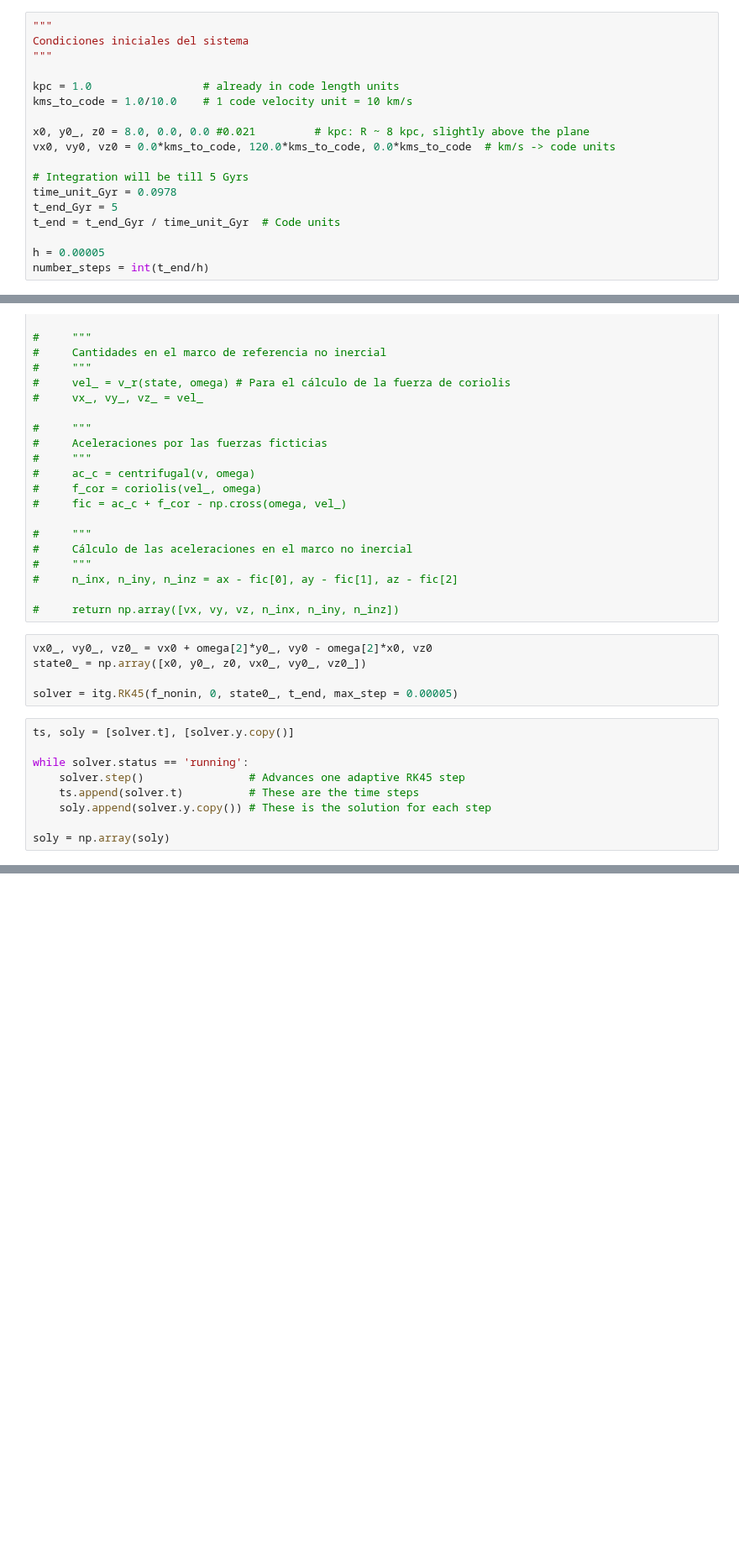
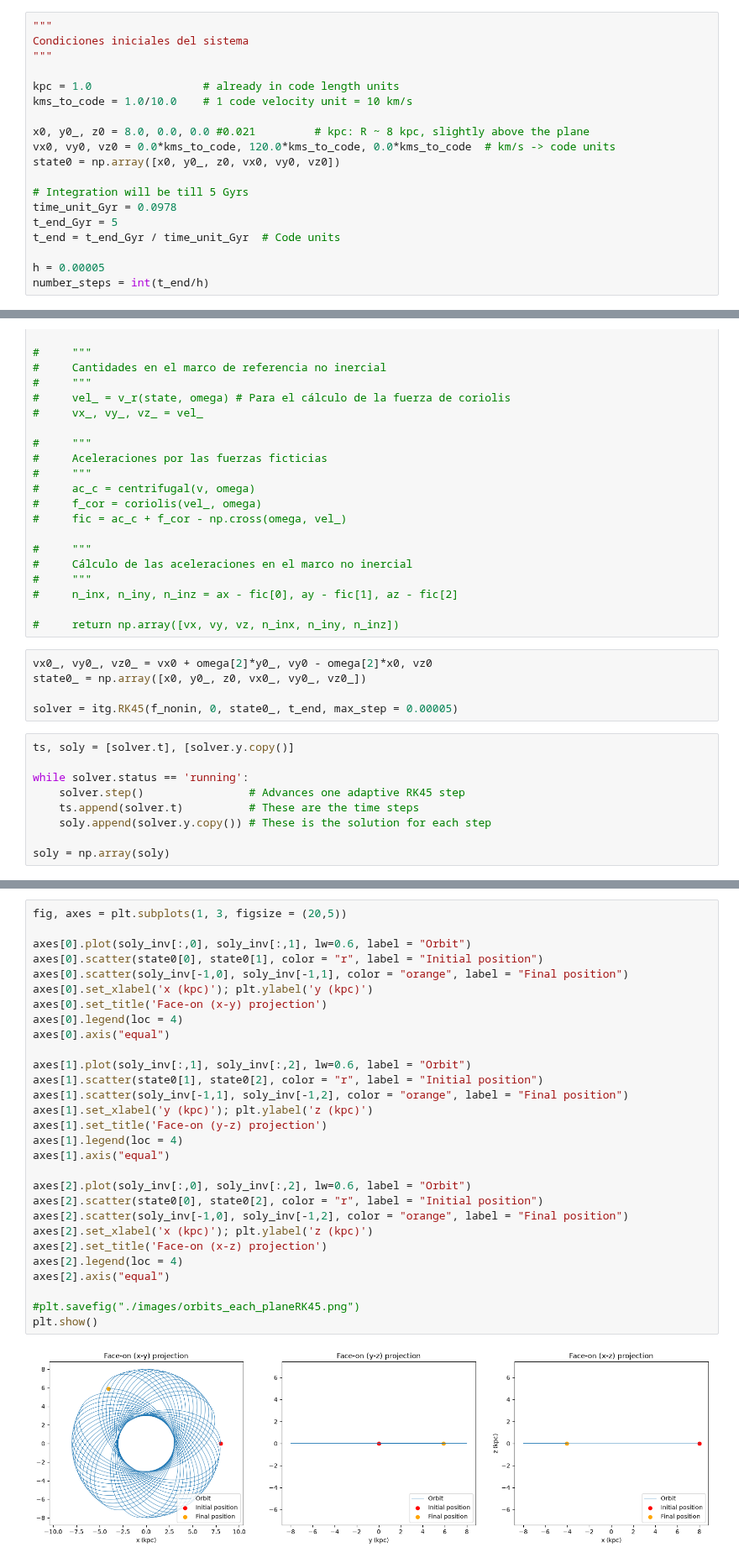
Before and after one commit to emmdaz/tesis-codes, a Jupyter notebook: orbits-integration/NonInertialRF_Integration.ipynb, the cells around one changed output, grey strips where cells are left out. Shown at 84% size. Cells and saved outputs as stored; diff of their text form; blank space fills up the shorter version.

```diff
--- a/orbits-integration/NonInertialRF_Integration.ipynb
+++ b/orbits-integration/NonInertialRF_Integration.ipynb
@@ -12,6 +12,7 @@ kms_to_code = 1.0/10.0    # 1 code velocity unit = 10 km/s
 
 x0, y0_, z0 = 8.0, 0.0, 0.0 #0.021         # kpc: R ~ 8 kpc, slightly above the plane
 vx0, vy0, vz0 = 0.0*kms_to_code, 120.0*kms_to_code, 0.0*kms_to_code  # km/s -> code units
+state0 = np.array([x0, y0_, z0, vx0, vy0, vz0])
 
 # Integration will be till 5 Gyrs
 time_unit_Gyr = 0.0978
@@ -288,0 +321,31 @@ print(error_ej)
+# %%
+fig, axes = plt.subplots(1, 3, figsize = (20,5))
+
+axes[0].plot(soly_inv[:,0], soly_inv[:,1], lw=0.6, label = "Orbit")
+axes[0].scatter(state0[0], state0[1], color = "r", label = "Initial position")
+axes[0].scatter(soly_inv[-1,0], soly_inv[-1,1], color = "orange", label = "Final position")
+axes[0].set_xlabel('x (kpc)'); plt.ylabel('y (kpc)')
+axes[0].set_title('Face-on (x-y) projection')
+axes[0].legend(loc = 4)
+axes[0].axis("equal")
+
+axes[1].plot(soly_inv[:,1], soly_inv[:,2], lw=0.6, label = "Orbit")
+axes[1].scatter(state0[1], state0[2], color = "r", label = "Initial position")
+axes[1].scatter(soly_inv[-1,1], soly_inv[-1,2], color = "orange", label = "Final position")
+axes[1].set_xlabel('y (kpc)'); plt.ylabel('z (kpc)')
+axes[1].set_title('Face-on (y-z) projection')
+axes[1].legend(loc = 4)
+axes[1].axis("equal")
+
+axes[2].plot(soly_inv[:,0], soly_inv[:,2], lw=0.6, label = "Orbit")
+axes[2].scatter(state0[0], state0[2], color = "r", label = "Initial position")
+axes[2].scatter(soly_inv[-1,0], soly_inv[-1,2], color = "orange", label = "Final position")
+axes[2].set_xlabel('x (kpc)'); plt.ylabel('z (kpc)')
+axes[2].set_title('Face-on (x-z) projection')
+axes[2].legend(loc = 4)
+axes[2].axis("equal")
+
+#plt.savefig("./images/orbits_each_planeRK45.png")
+plt.show()
+# %% [output]
+[figure, added]
```
Also changed, not shown: parts of 7 cells of this notebook, 1 other file.
